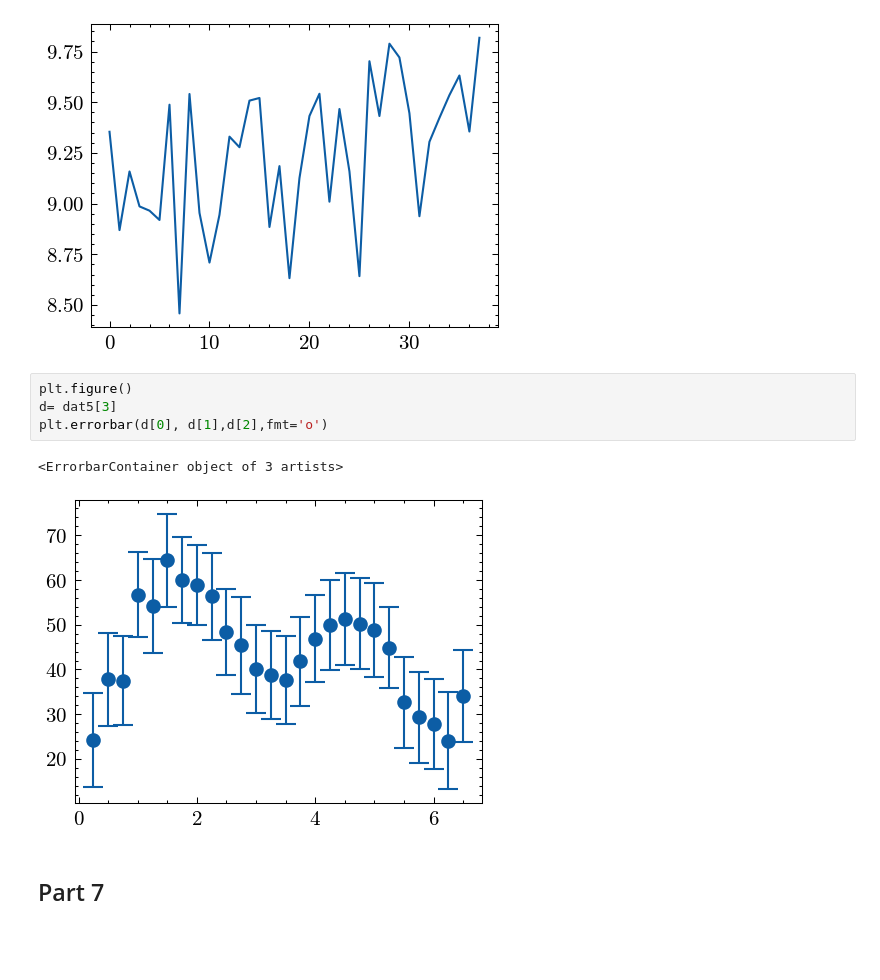
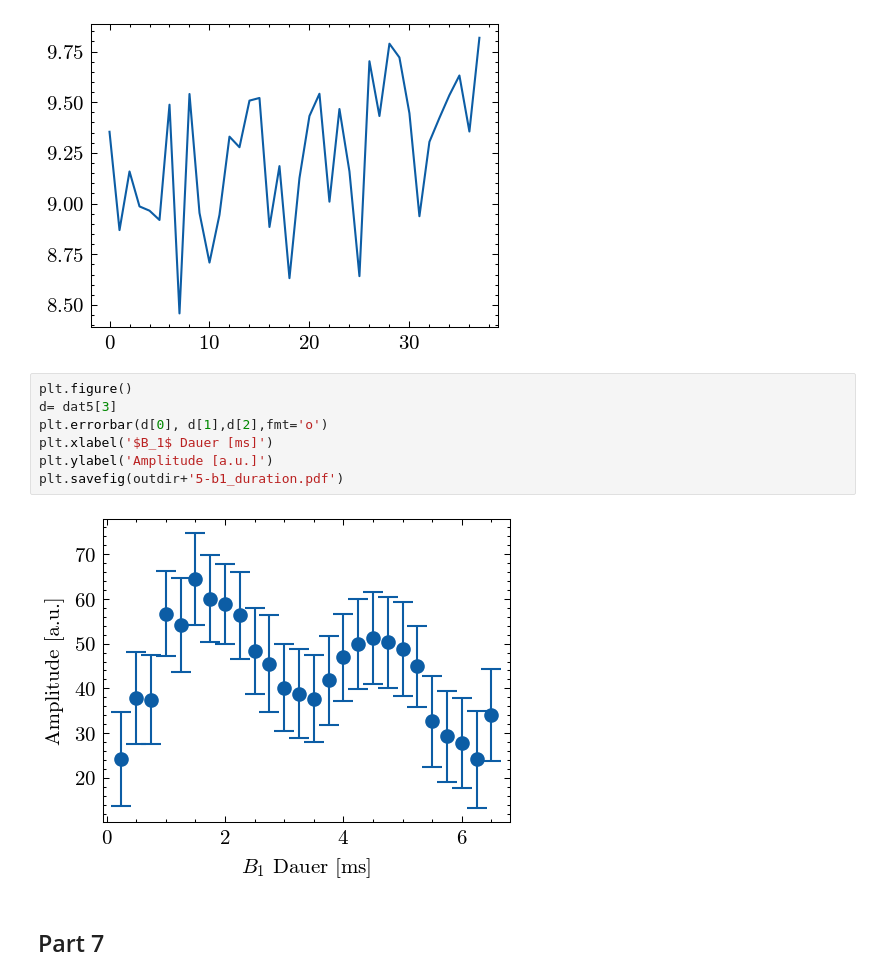
Before and after one commit to emhl/FP2, a Jupyter notebook: kernspin.ipynb, the cells around one changed output. Saved outputs shown, nothing was run; the diff lists cells and outputs as text; blank space fills up the shorter version.

Commit message:
export plots

```diff
--- a/kernspin.ipynb
+++ b/kernspin.ipynb
@@ -167,10 +259,12 @@ plt.plot(d[0], d[1])
 # %%
 plt.figure()
 d= dat5[3]
 plt.errorbar(d[0], d[1],d[2],fmt='o')
+plt.xlabel('$B_1$ Dauer [ms]')
+plt.ylabel('Amplitude [a.u.]')
+plt.savefig(outdir+'5-b1_duration.pdf')
 # %% [output]
-<ErrorbarContainer object of 3 artists>
-[figure, old version]
+[figure, new version]
 # %% [markdown]
 ## Part 7
 # %%
```
Also changed, not shown: parts of 37 cells of this notebook.
